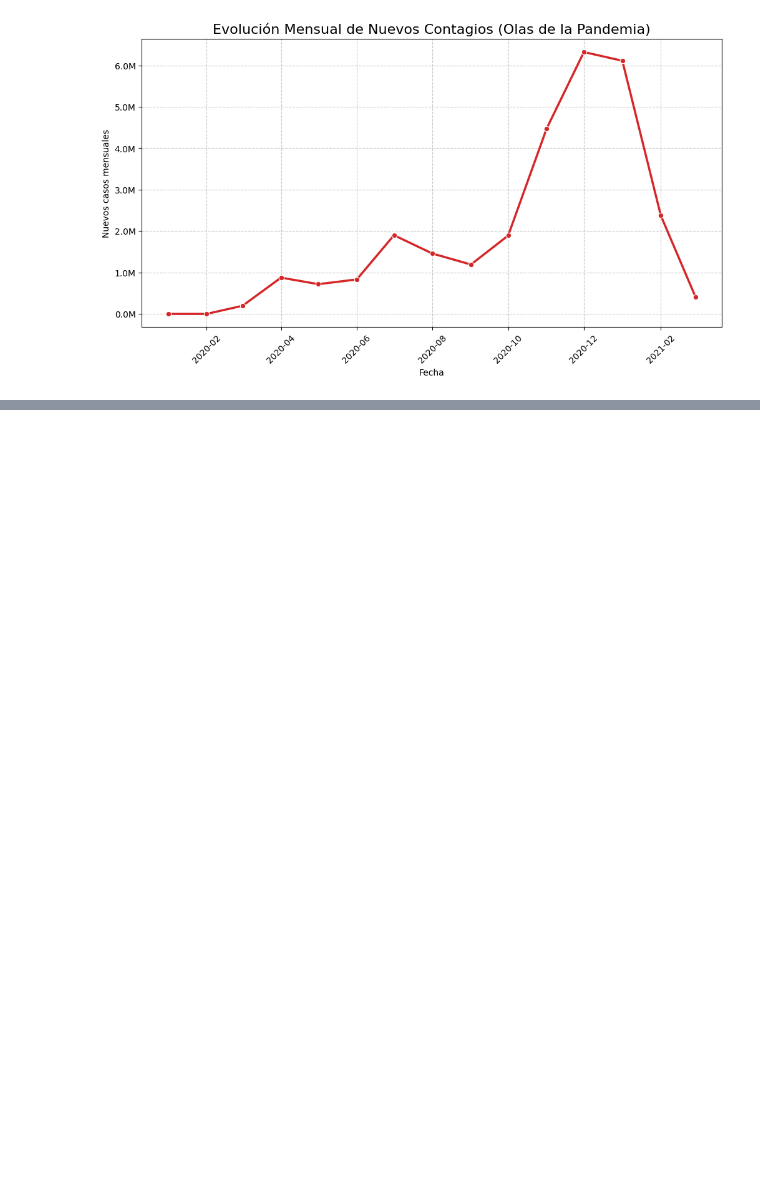
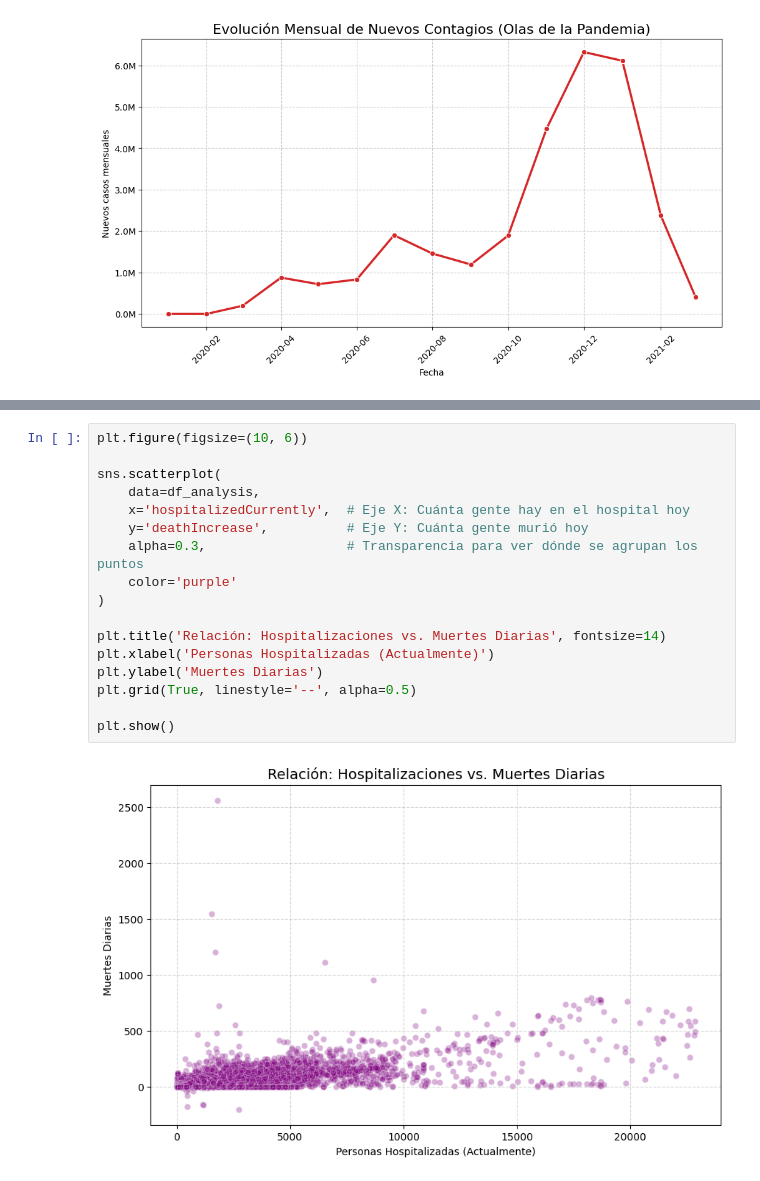
Before and after one commit to Bootcamp-IA-P6/Proyecto4_Gema_Yebenes_EDA, a Jupyter notebook: notebooks/01_eda_covid_usa.ipynb, the cells around one changed output, grey strips where cells are left out. Cells and saved outputs as stored; diff of their text form; blank space fills up the shorter version.

```diff
--- a/notebooks/01_eda_covid_usa.ipynb
+++ b/notebooks/01_eda_covid_usa.ipynb
@@ -444,0 +517,19 @@ plt.show()
+# %%
+plt.figure(figsize=(10, 6))
+
+sns.scatterplot(
+    data=df_analysis,
+    x='hospitalizedCurrently',  # Eje X: Cuánta gente hay en el hospital hoy
+    y='deathIncrease',          # Eje Y: Cuánta gente murió hoy
+    alpha=0.3,                  # Transparencia para ver dónde se agrupan los puntos
+    color='purple'
+)
+
+plt.title('Relación: Hospitalizaciones vs. Muertes Diarias', fontsize=14)
+plt.xlabel('Personas Hospitalizadas (Actualmente)')
+plt.ylabel('Muertes Diarias')
+plt.grid(True, linestyle='--', alpha=0.5)
+
+plt.show()
+# %% [output]
+[figure, added]
```
Also changed, not shown: parts of 12 cells of this notebook.
